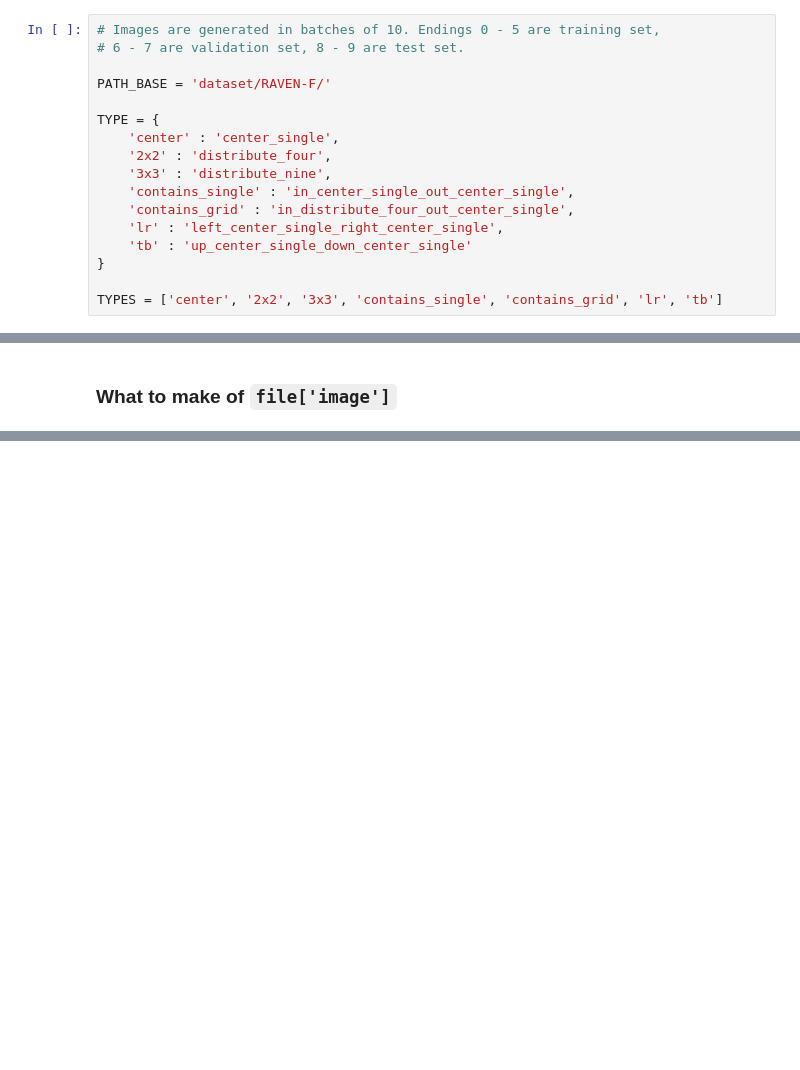
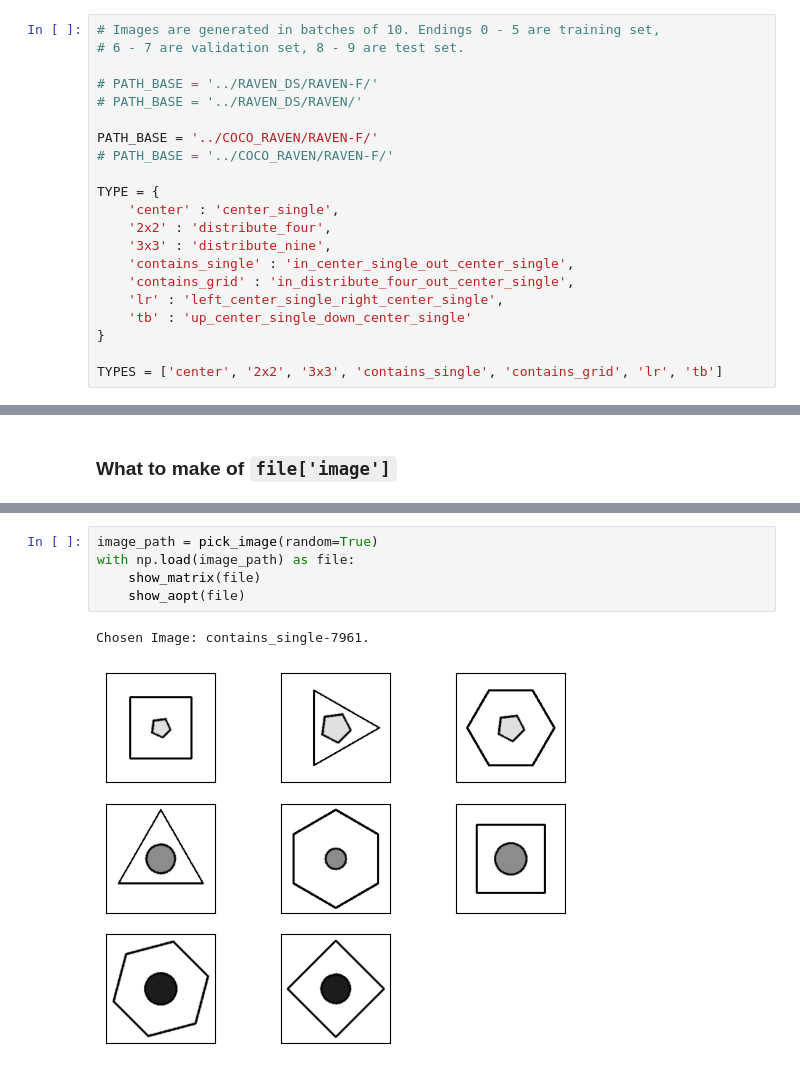
Before and after one commit to johannes-langer/RAVEN_FAIR, a Jupyter notebook: testing.ipynb, the cells around one changed output, grey strips where cells are left out. Saved outputs shown, nothing was run; the diff lists cells and outputs as text; blank space fills up the shorter version.

```diff
--- a/testing.ipynb
+++ b/testing.ipynb
@@ -7,7 +7,11 @@ np.random.seed(2112000)
 # Images are generated in batches of 10. Endings 0 - 5 are training set,
 # 6 - 7 are validation set, 8 - 9 are test set.
 
-PATH_BASE = 'dataset/RAVEN-F/'
+# PATH_BASE = '../RAVEN_DS/RAVEN-F/'
+# PATH_BASE = '../RAVEN_DS/RAVEN/'
+
+PATH_BASE = '../COCO_RAVEN/RAVEN-F/'
+# PATH_BASE = '../COCO_RAVEN/RAVEN-F/'
 
 TYPE = {
     'center' : 'center_single',
@@ -119,0 +156,8 @@ Target was: 0
+# %%
+image_path = pick_image(random=True)
+with np.load(image_path) as file:
+    show_matrix(file)
+    show_aopt(file)
+# %% [output]
+Chosen Image: contains_single-7961.
+[figure, added]
```
Also changed, not shown: parts of 6 cells of this notebook, 3 other files.
